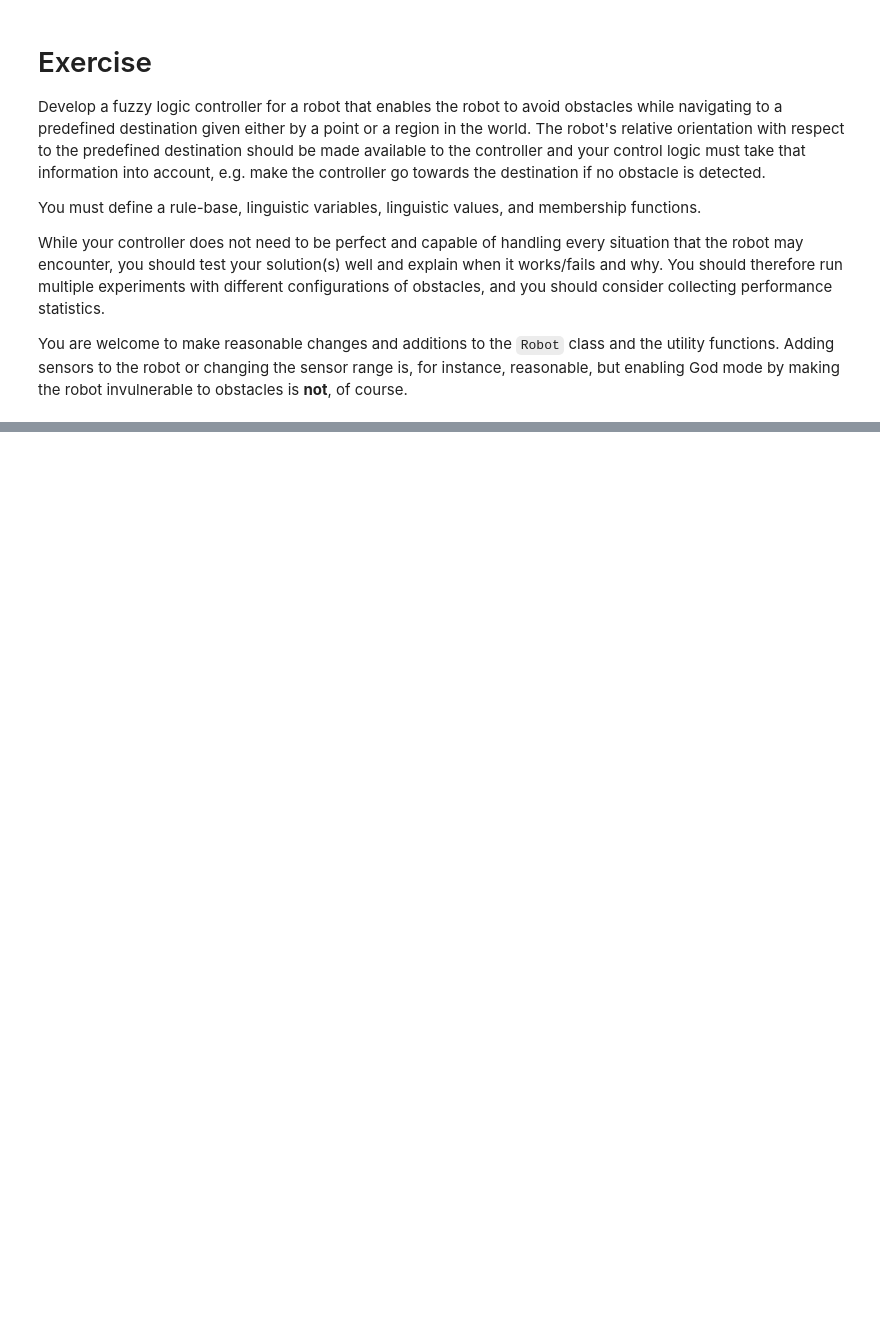
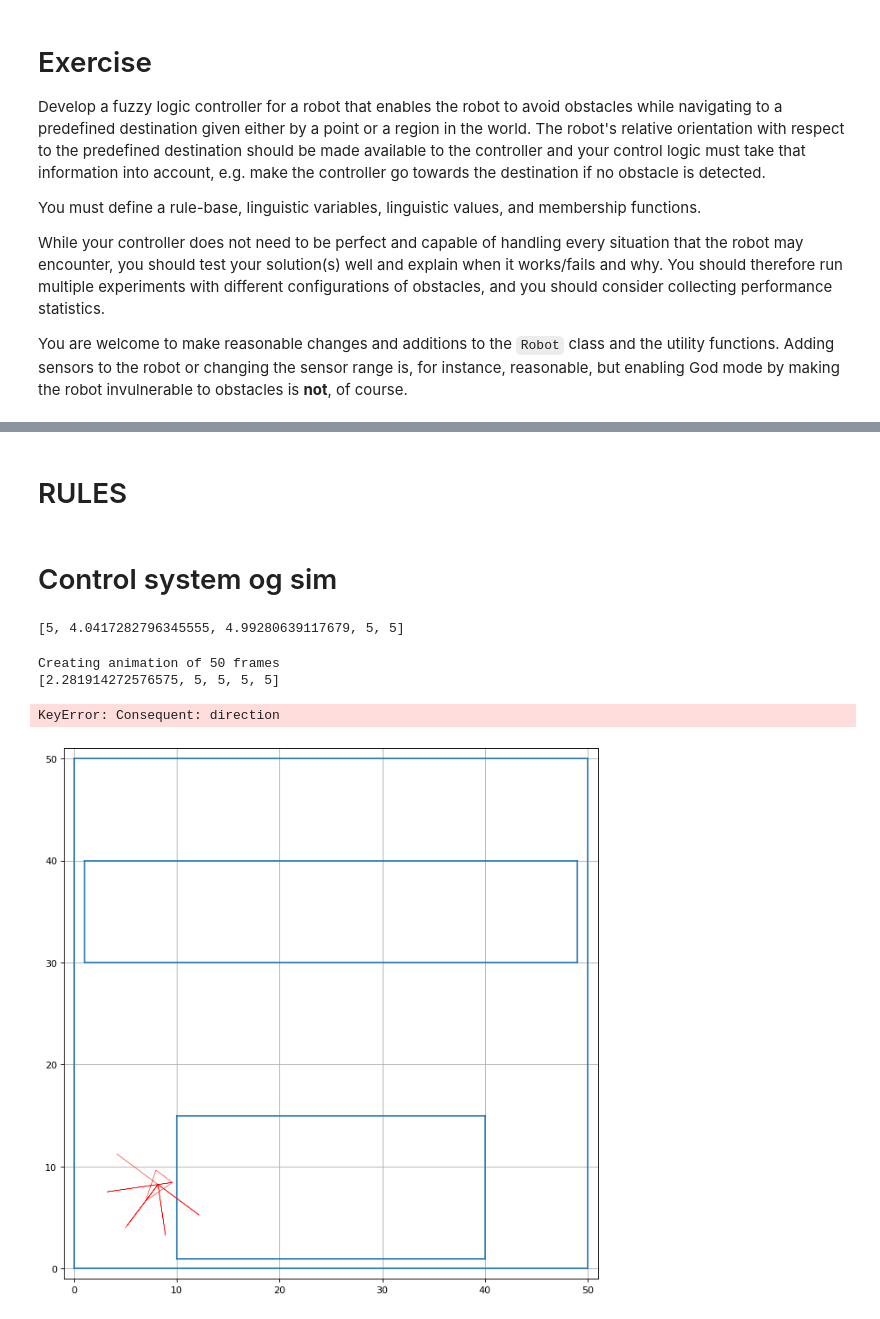
Before and after one commit to ValdemarLange/Sem5, a Jupyter notebook: AI/Lecture4/fuzzy_obstacle_avoidance_exercise.ipynb, the cells around one changed output, grey strips where cells are left out. Saved outputs shown, nothing was run; the diff lists cells and outputs as text; code cells hidden in the pictures; blank space fills up the shorter version.

Commit message:
Fuzzy obstacle robot

```diff
--- a/AI/Lecture4/fuzzy_obstacle_avoidance_exercise.ipynb
+++ b/AI/Lecture4/fuzzy_obstacle_avoidance_exercise.ipynb
@@ -338,0 +415,55 @@ from skfuzzy import control as ctrl
+# %%
+# Init a new world with a width and height of 50
+init_world(50, 50)
+
+# Create a new robot with initial location (25, 45) and theta = 0
+my_robot = Robot(5, 4, 180.0)
+
+
+add_rectangular_obstacle(10, 1, 40, 15)
+add_rectangular_obstacle(1, 30, 49, 40)
+
+
+def closest_obstacle(robot):
+    readings = robot.get_sensor_readings()
+    print(readings)
+
+    minIndex = readings.index(min(readings))
+
+    return (-robot.sensors[minIndex]) * (180/math.pi)
+# %% [markdown]
+# RULES
+# %%
+rule1 = ctrl.Rule(dist['far'], direction['forward'])
+rule2 = ctrl.Rule(dist['near'] & sensors['right'], direction['left'])
+# %% [markdown]
+# Control system og sim
+# %%
+robot_ctrl = ctrl.ControlSystem([rule1, rule2])
+robot_sim = ctrl.ControlSystemSimulation(robot_ctrl)
+
+robot_sim.input['sensors'] = closest_obstacle(my_robot)
+robot_sim.input['dist'] = min(my_robot.get_sensor_readings())
+# %% [output]
+[5, 4.0417282796345555, 4.99280639117679, 5, 5]
+# %%
+# We define the robot's behavior
+def my_obstacle_avoidance(robot, frame):
+    #my_robot.set_speed(1,1)
+    robot_sim.input['sensors'] = closest_obstacle(my_robot)
+    robot_sim.input['dist'] = min(my_robot.get_sensor_readings())
+
+#    my_robot.set_speed(-1,-1)
+    # Crunch the numbers
+    robot_sim.compute()
+
+    if robot_sim.output[direction] == 10:
+        my_robot.set_speed(10,2)
+
+
+run_experiment(robot=my_robot, controller=my_obstacle_avoidance, frames=50, animate=True)
+# %% [output]
+Creating animation of 50 frames
+[2.281914272576575, 5, 5, 5, 5]
+KeyError: Consequent: direction
+[figure, added]
```
Also changed, not shown: parts of 9 cells of this notebook.
